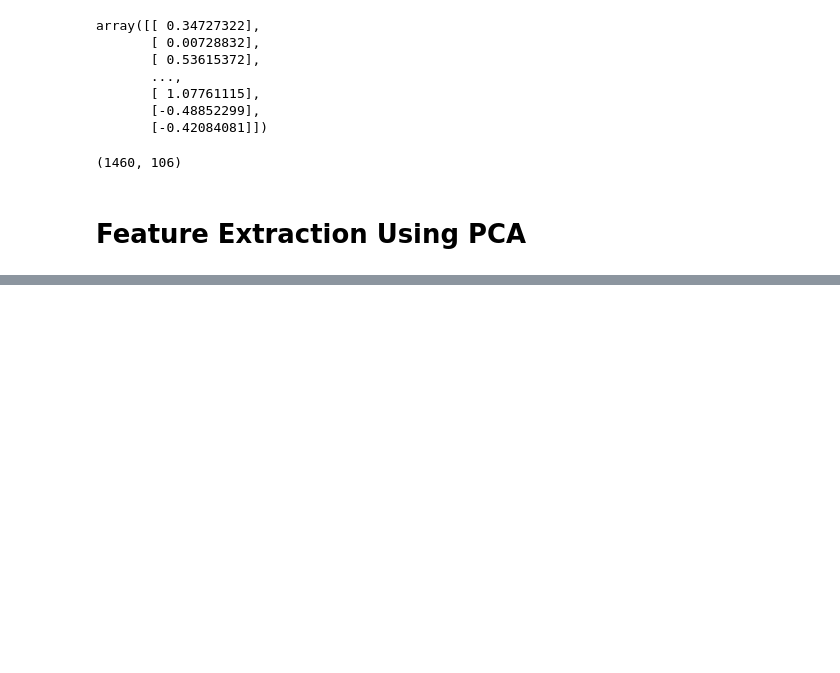
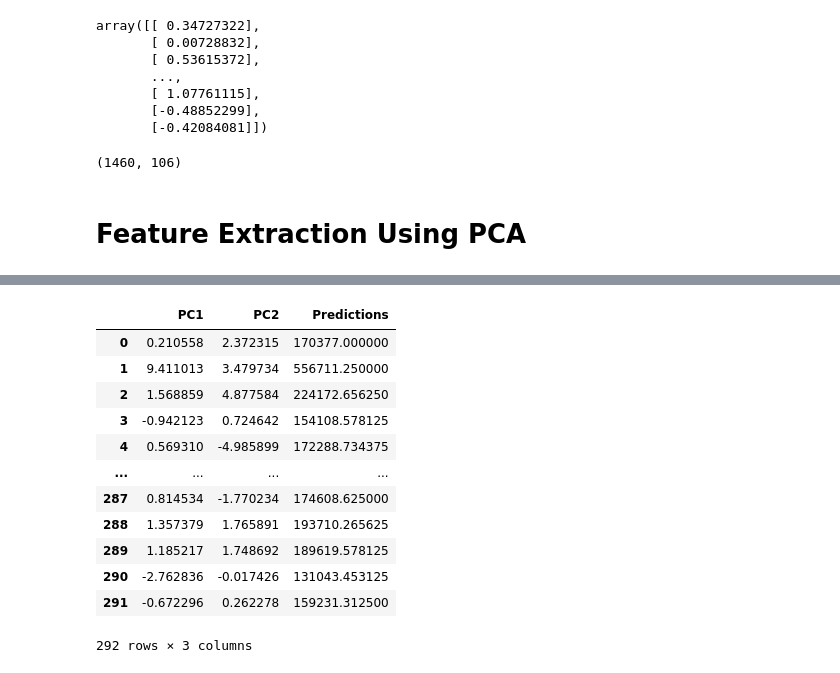
Before and after one commit to Reuben17/Data_cleaning, a Jupyter notebook: task2.ipynb, the cells around one changed output, grey strips where cells are left out. Cells and saved outputs as stored; diff of their text form; code cells hidden in the pictures; blank space fills up the shorter version.

```diff
--- a/task2.ipynb
+++ b/task2.ipynb
@@ -344,0 +414,13 @@ final_data
+# %%
+import os
+os.environ['TF_CPP_MIN_LOG_LEVEL'] = '1'
+import tensorflow as tf
+model = tf.keras.Sequential([
+    tf.keras.layers.Dense(3, input_shape=(2,), activation='tanh'),
+    tf.keras.layers.Dense(4, activation = 'tanh'),
+    tf.keras.layers.Dense(1)
+])
+
+model.compile(optimizer='adam',loss = 'mean_squared_error')
+
+model.fit(pca_data, target_data, epochs=1000, batch_size=2)
@@ -344,0 +452,9 @@ final_data
+# %%
+predictions =model.predict(pca_test_data)
+predictions = scale_y.inverse_transform(predictions)
+features = pca_test_data
+output_y = pd.DataFrame(predictions,columns=['Predictions'])
+output = pd.concat([features,output_y],axis=1)
+
+output
+# %% [output]
@@ -344,0 +462,13 @@ final_data
+|  | PC1 | PC2 | Predictions |
+| 0 | 0.210558 | 2.372315 | 170377.000000 |
+| 1 | 9.411013 | 3.479734 | 556711.250000 |
+| 2 | 1.568859 | 4.877584 | 224172.656250 |
+| 3 | -0.942123 | 0.724642 | 154108.578125 |
+| 4 | 0.569310 | -4.985899 | 172288.734375 |
+| ... | ... | ... | ... |
+| 287 | 0.814534 | -1.770234 | 174608.625000 |
+| 288 | 1.357379 | 1.765891 | 193710.265625 |
+| 289 | 1.185217 | 1.748692 | 189619.578125 |
+| 290 | -2.762836 | -0.017426 | 131043.453125 |
+| 291 | -0.672296 | 0.262278 | 159231.312500 |
+292 rows × 3 columns
```
Also changed, not shown: parts of 25 cells of this notebook.
